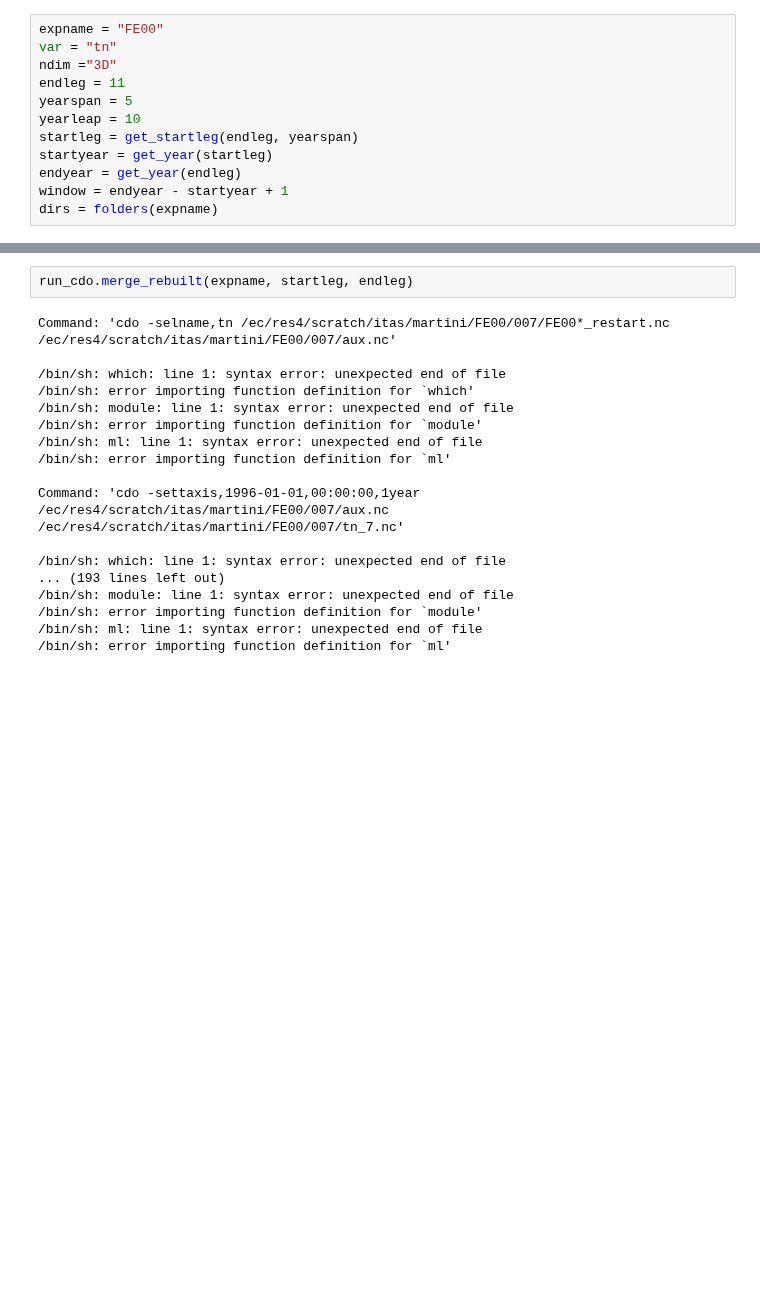
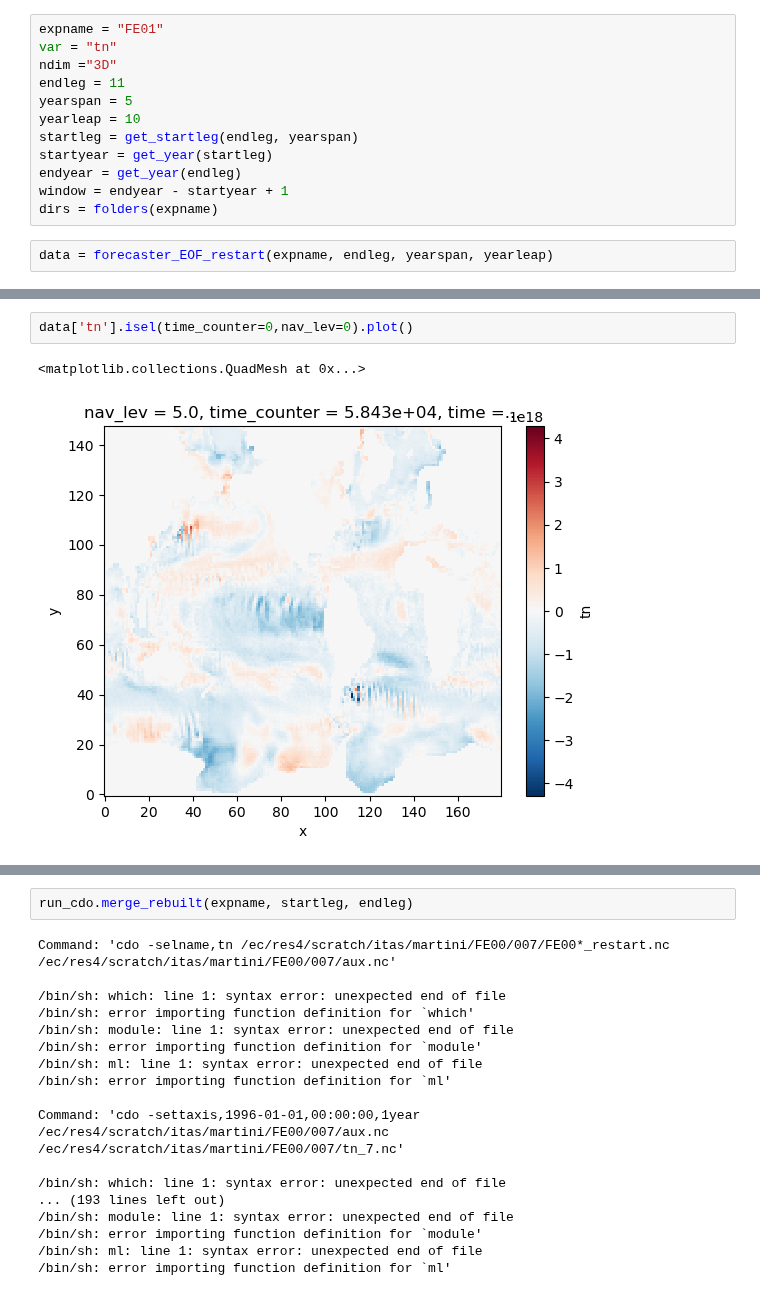
Before and after one commit to asozza/stece, a Jupyter notebook: osprey/notebooks/test_EOF_restart.ipynb, the cells around one changed output, grey strips where cells are left out. Saved outputs shown, nothing was run; the diff lists cells and outputs as text; blank space fills up the shorter version.

```diff
--- a/osprey/notebooks/test_EOF_restart.ipynb
+++ b/osprey/notebooks/test_EOF_restart.ipynb
@@ -15,5 +16,5 @@ from osprey.utils import run_cdo
 # %%
-expname = "FE00"
+expname = "FE01"
 var = "tn"
 ndim ="3D"
 endleg = 11
@@ -24,3 +25,5 @@ startyear = get_year(startleg)
 endyear = get_year(endleg)
 window = endyear - startyear + 1
 dirs = folders(expname)
+# %%
+data = forecaster_EOF_restart(expname, endleg, yearspan, yearleap)
@@ -26,0 +48,5 @@ dirs = folders(expname)
+# %%
+data['tn'].isel(time_counter=0,nav_lev=0).plot()
+# %% [output]
+<matplotlib.collections.QuadMesh at 0x...>
+[figure, added]
```
Also changed, not shown: parts of 5 cells of this notebook, 6 other files.
